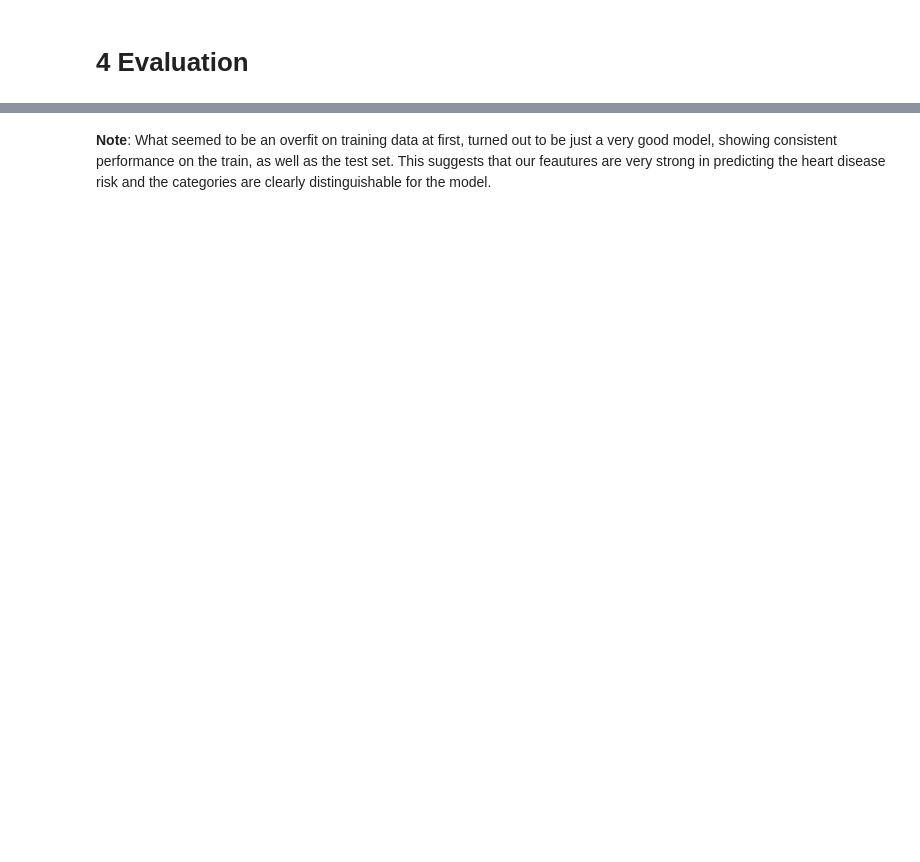
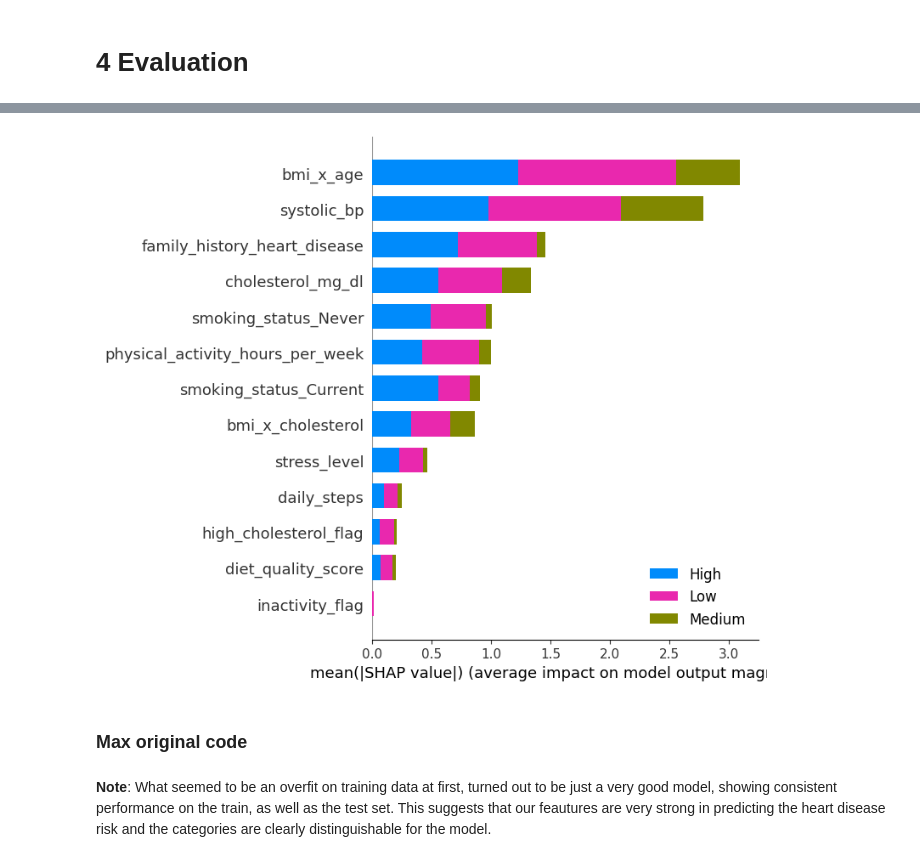
Before and after one commit to maxhaus31/Machine_Learning_HeartDiseaseDetection, a Jupyter notebook: 02_FeatureEngineering_and_Exploration.ipynb, the cells around one changed output, grey strips where cells are left out. Saved outputs shown, nothing was run; the diff lists cells and outputs as text; code cells hidden in the pictures; blank space fills up the shorter version.

```diff
--- a/02_FeatureEngineering_and_Exploration.ipynb
+++ b/02_FeatureEngineering_and_Exploration.ipynb
@@ -655,3 +742,23 @@ print(classification_report(y_test_encoded, y_pred_baseline, target_names=le.cla
+# %%
+# ── XGBoost SHAP (TreeExplainer) ────────────────────────────────────────────
+explainer_xgb = shap.TreeExplainer(
+    random_search_xgb.best_estimator_
+)
+
+shap_values_xgb = explainer_xgb.shap_values(X_test_processed_df[selected_features])
+
+# Summary plot — global feature importance across all classes
+shap.summary_plot(
+    shap_values_xgb,
+    X_test_processed_df[selected_features],
+    class_names=['Low', 'Medium', 'High'],
+    plot_type='bar',
+    show=True
+)
+# %% [output]
+[figure, added]
+# %% [markdown]
+### Max original code
 # %%
 from sklearn.metrics import accuracy_score, roc_auc_score, f1_score, recall_score
 
```
Also changed, not shown: parts of 15 cells of this notebook.
